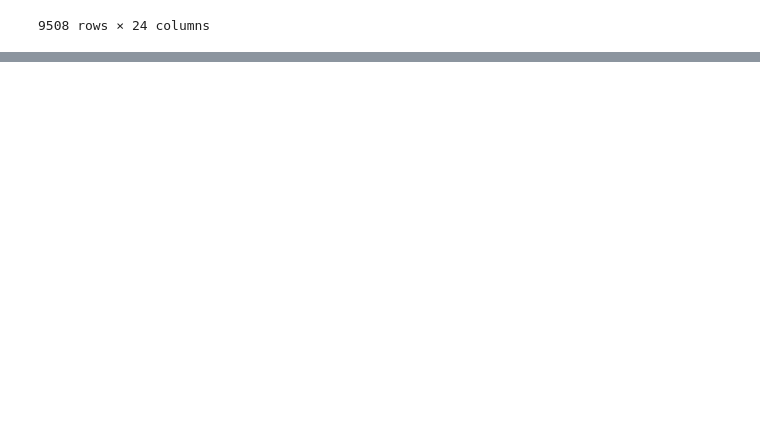
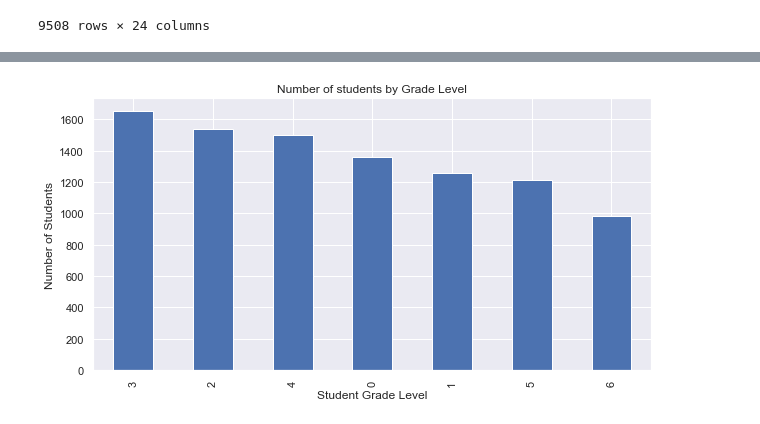
Before and after one commit to Oscar-Gil-Data/ADS-599B, a Jupyter notebook: Code Library Folder/2_EDA_LA.ipynb, the cells around one changed output, grey strips where cells are left out. Saved outputs shown, nothing was run; the diff lists cells and outputs as text; code cells hidden in the pictures; blank space fills up the shorter version.

```diff
--- a/Code Library Folder/2_EDA_LA.ipynb
+++ b/Code Library Folder/2_EDA_LA.ipynb
@@ -202,3 +206,10 @@ for o in df[num_feat].columns:
 <Figure size 576x360 with 0 Axes>
 [figure]
 ... (10 outputs left out)
+# %%
+df.GradeLevel.value_counts().nlargest(10).plot(kind='bar', figsize=(10,5))
+plt.title("Number of students by Grade Level")
+plt.ylabel('Number of Students')
+plt.xlabel('Student Grade Level');
+# %% [output]
+[figure, added]
```
Also changed, not shown: parts of 3 cells of this notebook.
